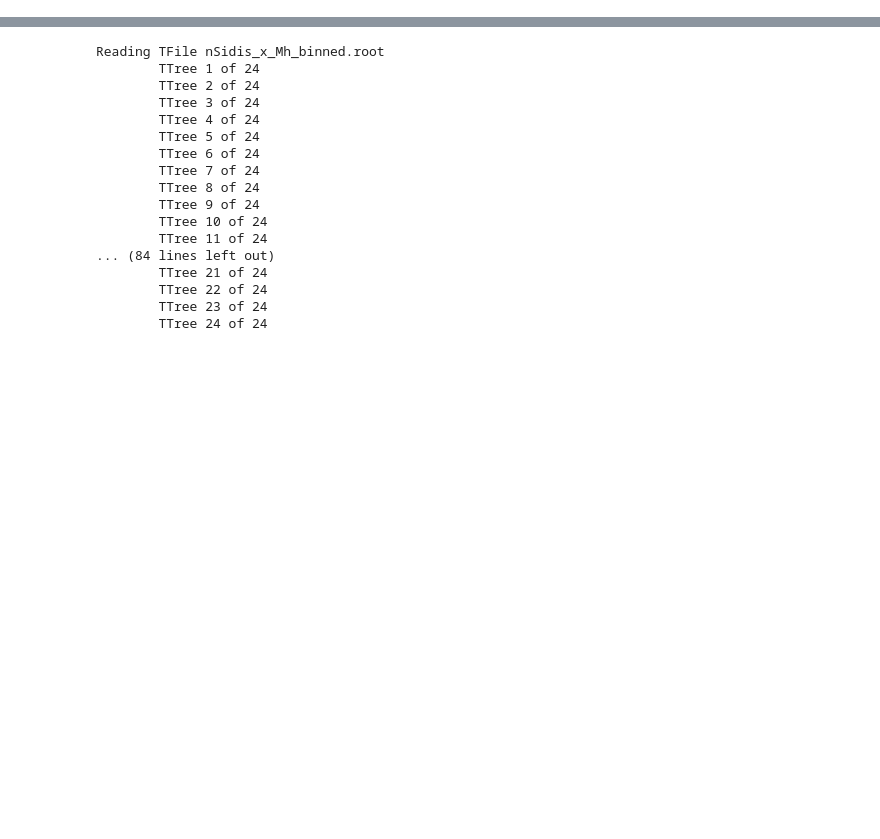
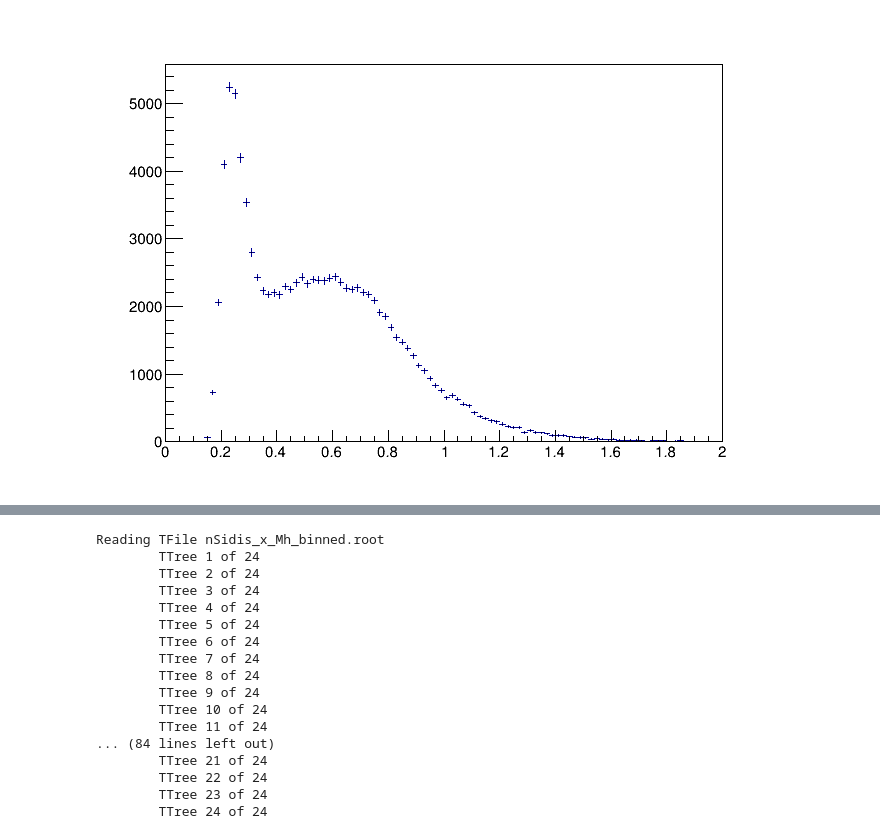
Before and after one commit to Gregtom3/scipio, a Jupyter notebook: macros/plotting/plotMultiBin.ipynb, the cells around one changed output, grey strips where cells are left out. Drawn from its saved outputs; the diff is of its cells as text; code cells hidden in the pictures; blank space fills up the shorter version.

```diff
--- a/macros/plotting/plotMultiBin.ipynb
+++ b/macros/plotting/plotMultiBin.ipynb
@@ -18,3 +102,11 @@ c.Draw()
+# %%
+c=ROOT.TCanvas()
+#plots_data[0]["hists"][0]["Mx_all"].Draw()
+plots_data[0]["hists"][3]["Mh_Fall2018_inbending"].Draw()
+plots_data[0]["hists"][3]["Mh_Fall2018_outbending"].Draw()
+c.Draw()
+# %% [output]
+[figure, added]
 # %%
 
 bin_dirs, outdir = get_dirs(PROJECT_NAME,MLmethod)
```
Also changed, not shown: parts of 8 cells of this notebook, 2 other files.
